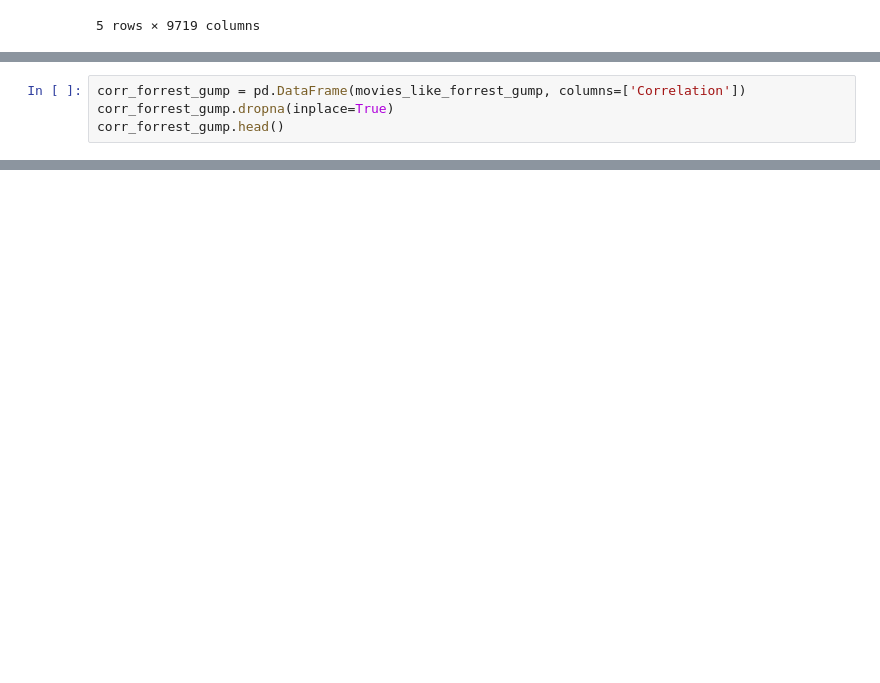
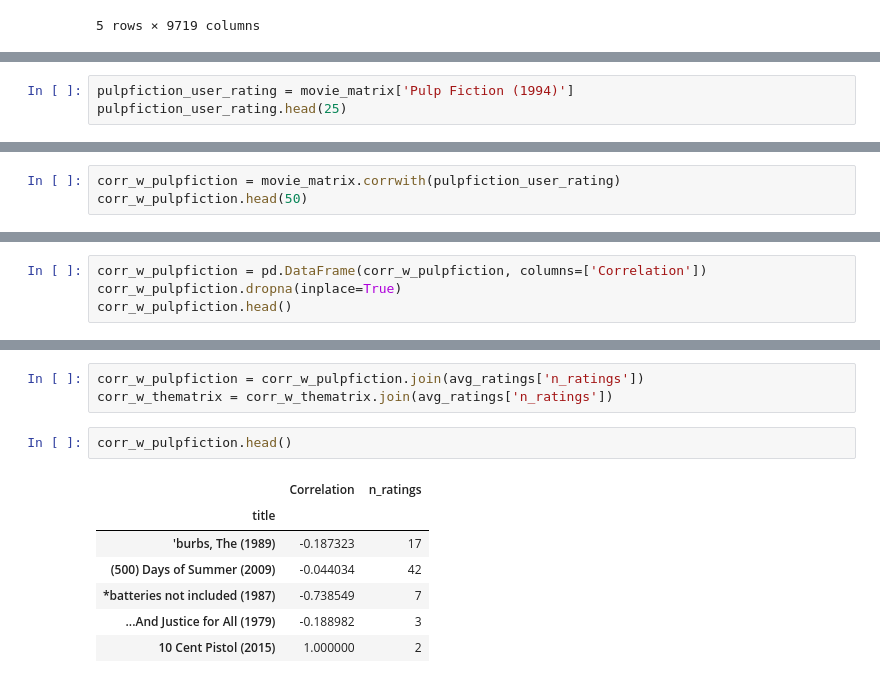
Before and after one commit to mjdacs/data612, a Jupyter notebook: project_2/eda.ipynb, the cells around one changed output, grey strips where cells are left out. Cells and saved outputs as stored; diff of their text form; blank space fills up the shorter version.

```diff
--- a/project_2/eda.ipynb
+++ b/project_2/eda.ipynb
@@ -145,0 +162,3 @@ movies_like_forrest_gump = user_movie_rating.corrwith(forrest_gump_ratings)
+# %%
+pulpfiction_user_rating = movie_matrix['Pulp Fiction (1994)']
+pulpfiction_user_rating.head(25)
@@ -145,0 +204,3 @@ movies_like_forrest_gump = user_movie_rating.corrwith(forrest_gump_ratings)
+# %%
+corr_w_pulpfiction = movie_matrix.corrwith(pulpfiction_user_rating)
+corr_w_pulpfiction.head(50)
@@ -146,4 +236,4 @@ movies_like_forrest_gump = user_movie_rating.corrwith(forrest_gump_ratings)
 # %%
-corr_forrest_gump = pd.DataFrame(movies_like_forrest_gump, columns=['Correlation'])
-corr_forrest_gump.dropna(inplace=True)
-corr_forrest_gump.head()
+corr_w_pulpfiction = pd.DataFrame(corr_w_pulpfiction, columns=['Correlation'])
+corr_w_pulpfiction.dropna(inplace=True)
+corr_w_pulpfiction.head()
@@ -149,0 +260,13 @@ corr_forrest_gump.head()
+# %%
+corr_w_pulpfiction = corr_w_pulpfiction.join(avg_ratings['n_ratings'])
+corr_w_thematrix = corr_w_thematrix.join(avg_ratings['n_ratings'])
+# %%
+corr_w_pulpfiction.head()
+# %% [output]
+|  | Correlation | n_ratings |
+| title |  |  |
+| 'burbs, The (1989) | -0.187323 | 17 |
+| (500) Days of Summer (2009) | -0.044034 | 42 |
+| *batteries not included (1987) | -0.738549 | 7 |
+| ...And Justice for All (1979) | -0.188982 | 3 |
+| 10 Cent Pistol (2015) | 1.000000 | 2 |
```
Also changed, not shown: parts of 12 cells of this notebook.
